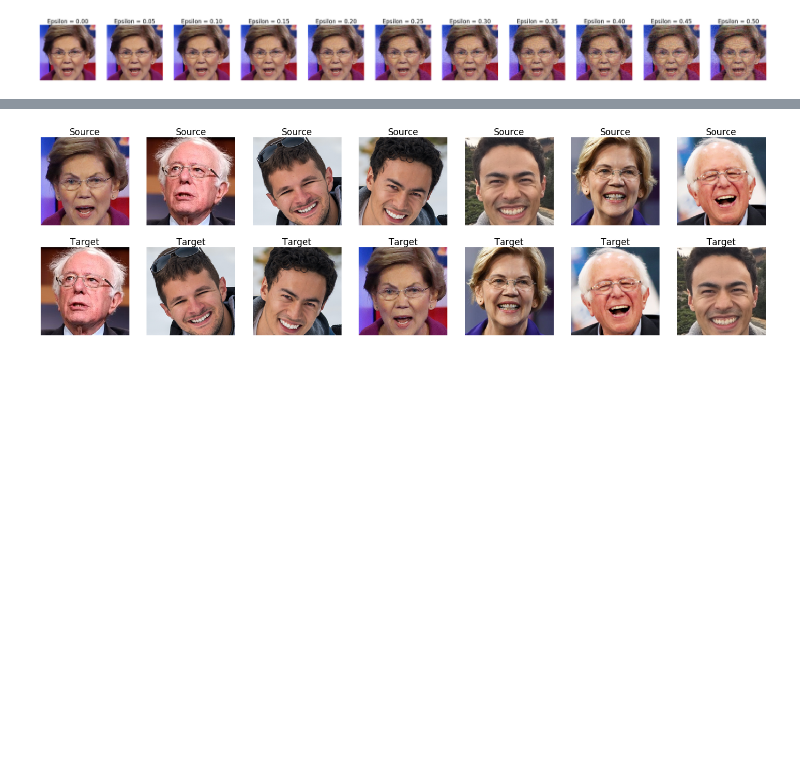
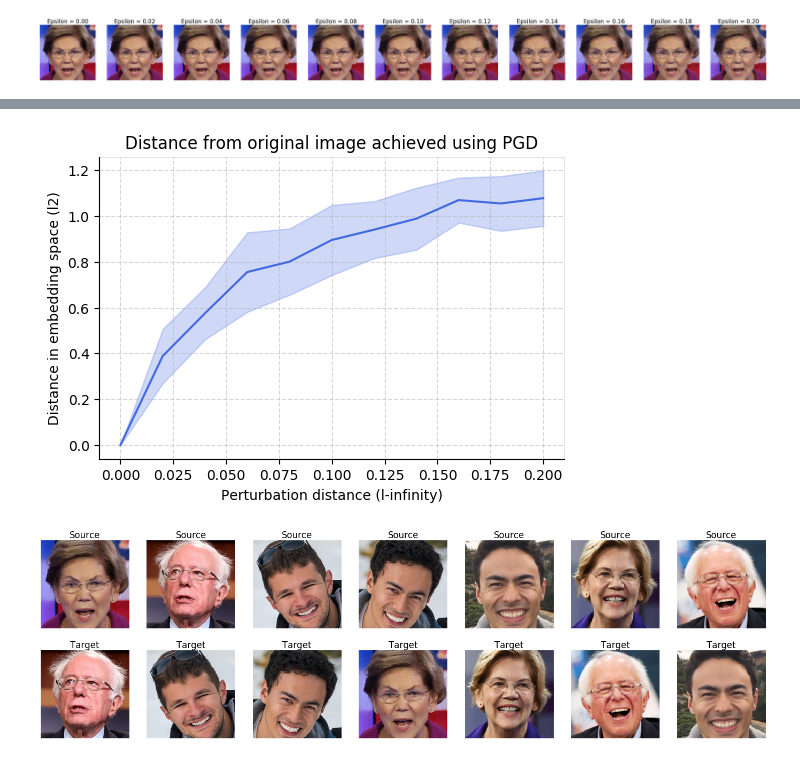
Before and after one commit to psturmfels/adversarial_faces, a Jupyter notebook: notebooks/demo_adversarial_attack.ipynb, the cells around one changed output, grey strips where cells are left out. Saved outputs shown, nothing was run; the diff lists cells and outputs as text; code cells hidden in the pictures; blank space fills up the shorter version.

Commit message:
better plotting code

```diff
--- a/notebooks/demo_adversarial_attack.ipynb
+++ b/notebooks/demo_adversarial_attack.ipynb
@@ -60,7 +61,7 @@ clean_embeddings = l2_normalize(clean_embeddings)
 # %%
 attacker = FGSMAttacker(model)
 # %%
-eps_vals = np.linspace(0.0, 0.5, 11)
+eps_vals = np.linspace(0.0, 0.2, 11)
 # %%
 perturbed_images = []
 distance_arrays = []
@@ -105,3 +94,12 @@ band + line
+# %%
+fig, ax = line_bar_plot(x='epsilon',
+                        y='self_distance',
+                        data=data,
+                        xlabel='Perturbation distance (l-infinity)',
+                        ylabel='Distance in embedding space (l2)',
+                        title='Distance from original image achieved using PGD')
+# %% [output]
+[figure, added]
 # %%
 order = [1, 2, 3, 0, 5, 6, 4]
 target_images = [images[i] for i in order]
```
Also changed, not shown: parts of 9 cells of this notebook, 3 other files.
